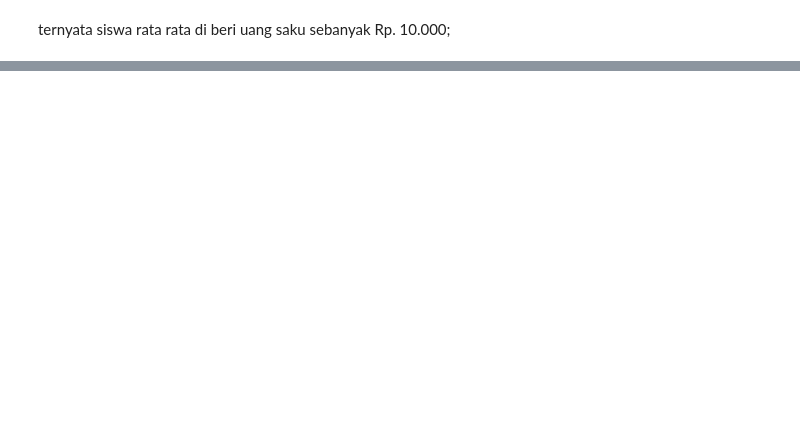
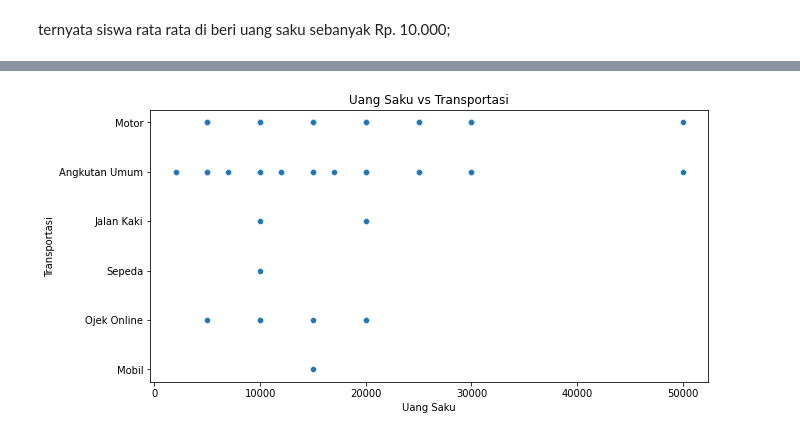
Before and after one commit to ardhptr21/pynapple2021, a Jupyter notebook: Tugas Pengolahan Data Real/main.ipynb, the cells around one changed output, grey strips where cells are left out. Saved outputs shown, nothing was run; the diff lists cells and outputs as text; code cells hidden in the pictures; blank space fills up the shorter version.

```diff
--- a/Tugas Pengolahan Data Real/main.ipynb
+++ b/Tugas Pengolahan Data Real/main.ipynb
@@ -100,0 +125,9 @@ ternyata siswa rata rata di beri uang saku sebanyak Rp. 10.000;
+# %%
+# scatter plot uang saku vs transportasi
+plt.figure(figsize=(10, 5))
+ax = sns.scatterplot(x='uang_saku', y='transportasi', data=data_df)
+ax.title.set_text('Uang Saku vs Transportasi')
+ax.set(xlabel='Uang Saku', ylabel='Transportasi')
+plt.show()
+# %% [output]
+[figure, added]
```
Also changed, not shown: parts of 8 cells of this notebook.
